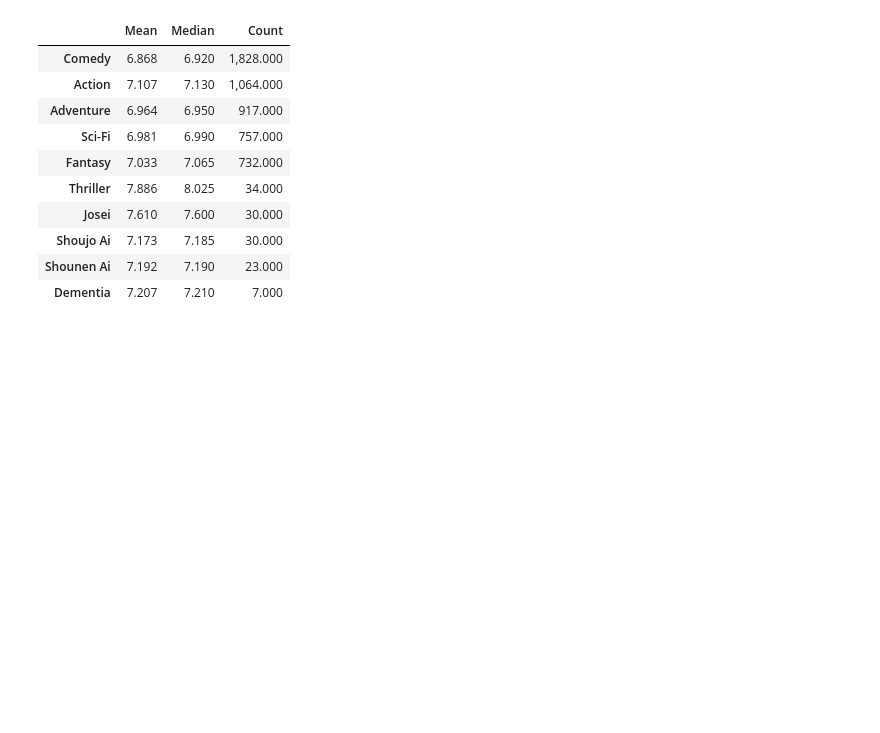
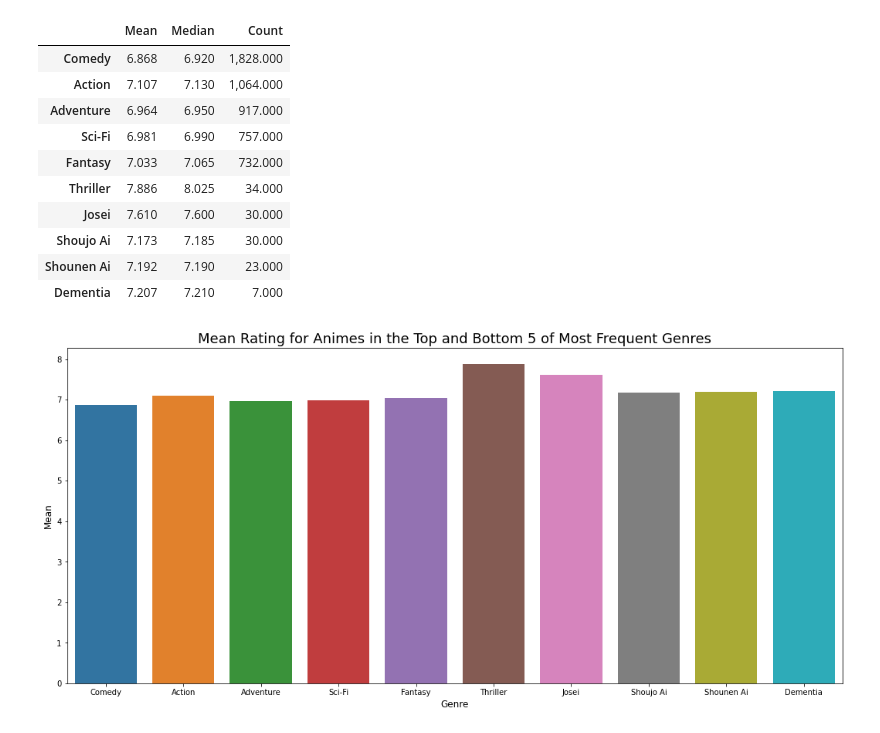
Before and after one commit to Zenoix/Anime-Recommendations, a Jupyter notebook: Exploratory Data Analysis.ipynb, the cells around one changed output. Saved outputs shown, nothing was run; the diff lists cells and outputs as text; code cells hidden in the pictures; blank space fills up the shorter version.

Commit message:
Plotted mean median and frequency of the top and bottom 5 genres

```diff
--- a/Exploratory Data Analysis.ipynb
+++ b/Exploratory Data Analysis.ipynb
@@ -191,3 +191,12 @@ mmc_df
 | Shoujo Ai | 7.173 | 7.185 | 30.000 |
 | Shounen Ai | 7.192 | 7.190 | 23.000 |
 | Dementia | 7.207 | 7.210 | 7.000 |
+# %%
+# Plot mean ratings
+plt.figure(figsize=(18,8))
+sns.barplot(x=mmc_df.index, y=mmc_df["Mean"])
+plt.xlabel("Genre", size=12)
+plt.ylabel("Mean", size=12)
+plt.title("Mean Rating for Animes in the Top and Bottom 5 of Most Frequent Genres", size=18);
+# %% [output]
+[figure, added]
```
Also changed, not shown: parts of 2 cells of this notebook.
